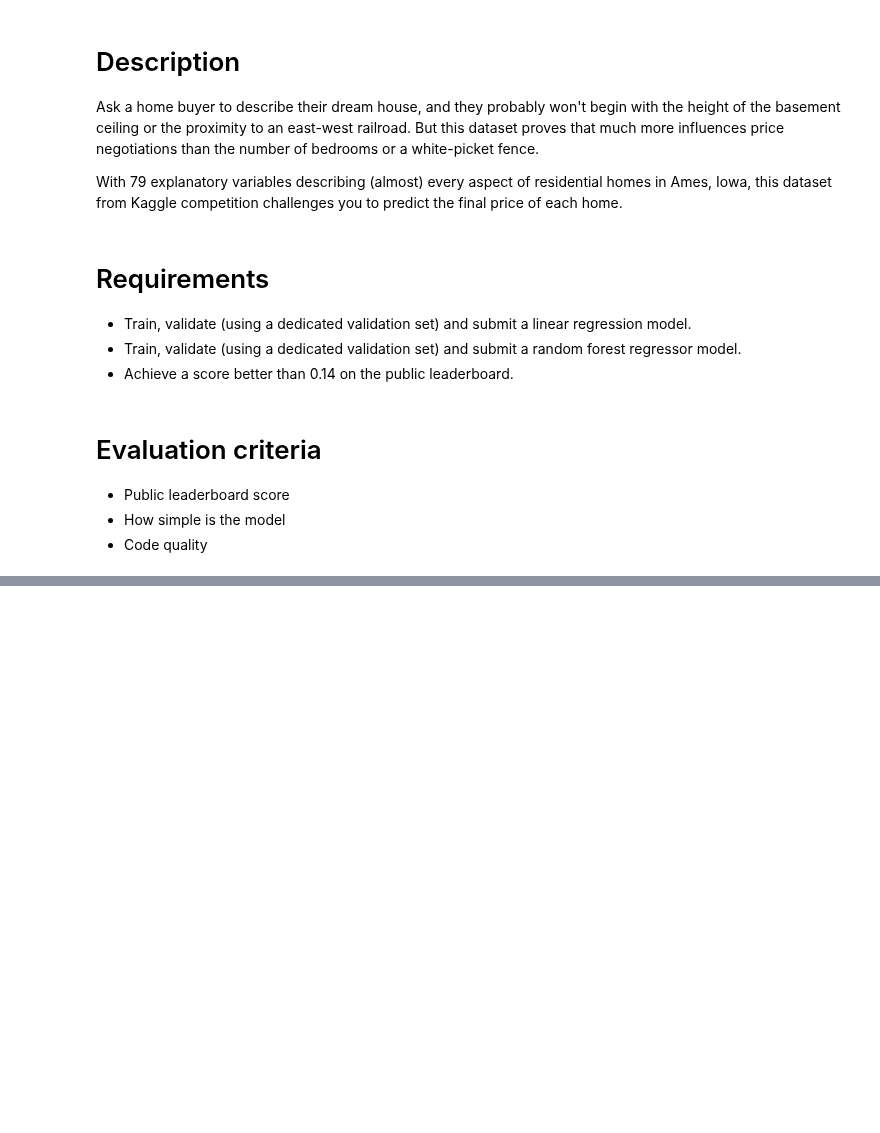
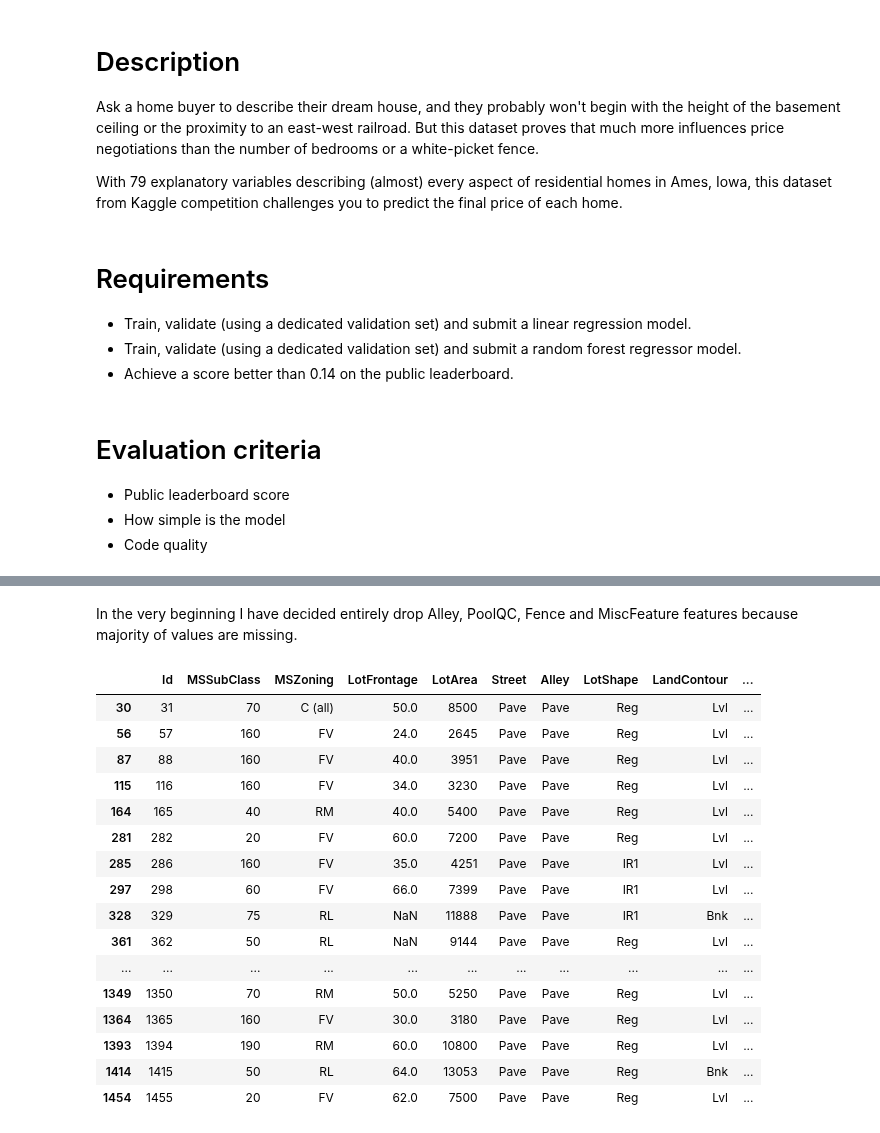
Before and after one commit to Gedas-LT/kaggle-ames-house-prices, a Jupyter notebook: predictions.ipynb, the cells around one changed output, grey strips where cells are left out. Drawn from its saved outputs; the diff is of its cells as text; code cells hidden in the pictures; blank space fills up the shorter version.

```diff
--- a/predictions.ipynb
+++ b/predictions.ipynb
@@ -49,0 +57,22 @@ msno.bar(data, labels=True, fontsize=12);
+# %% [markdown]
+In the very beginning I have decided entirely drop Alley, PoolQC, Fence and MiscFeature features because majority of values are missing.
+# %%
+data[data["Street"] == data["Alley"]]
+# %% [output]
+|  | Id | MSSubClass | MSZoning | LotFrontage | LotArea | Street | Alley | LotShape | LandContour | ... |
+| 30 | 31 | 70 | C (all) | 50.0 | 8500 | Pave | Pave | Reg | Lvl | ... |
+| 56 | 57 | 160 | FV | 24.0 | 2645 | Pave | Pave | Reg | Lvl | ... |
+| 87 | 88 | 160 | FV | 40.0 | 3951 | Pave | Pave | Reg | Lvl | ... |
+| 115 | 116 | 160 | FV | 34.0 | 3230 | Pave | Pave | Reg | Lvl | ... |
+| 164 | 165 | 40 | RM | 40.0 | 5400 | Pave | Pave | Reg | Lvl | ... |
+| 281 | 282 | 20 | FV | 60.0 | 7200 | Pave | Pave | Reg | Lvl | ... |
+| 285 | 286 | 160 | FV | 35.0 | 4251 | Pave | Pave | IR1 | Lvl | ... |
+| 297 | 298 | 60 | FV | 66.0 | 7399 | Pave | Pave | IR1 | Lvl | ... |
+| 328 | 329 | 75 | RL | NaN | 11888 | Pave | Pave | IR1 | Bnk | ... |
+| 361 | 362 | 50 | RL | NaN | 9144 | Pave | Pave | Reg | Lvl | ... |
+| ... | ... | ... | ... | ... | ... | ... | ... | ... | ... | ... |
+| 1349 | 1350 | 70 | RM | 50.0 | 5250 | Pave | Pave | Reg | Lvl | ... |
+| 1364 | 1365 | 160 | FV | 30.0 | 3180 | Pave | Pave | Reg | Lvl | ... |
+| 1393 | 1394 | 190 | RM | 60.0 | 10800 | Pave | Pave | Reg | Lvl | ... |
+| 1414 | 1415 | 50 | RL | 64.0 | 13053 | Pave | Pave | Reg | Bnk | ... |
+| 1454 | 1455 | 20 | FV | 62.0 | 7500 | Pave | Pave | Reg | Lvl | ... |
```
Also changed, not shown: parts of 7 cells of this notebook.
